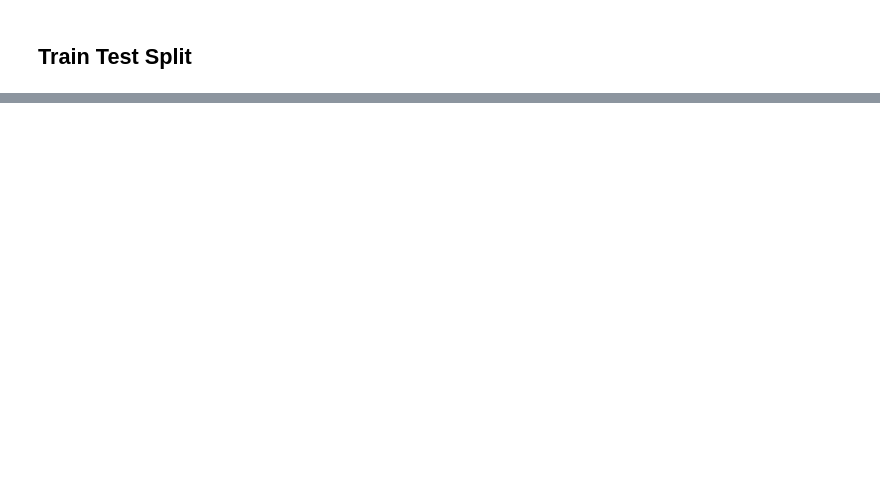
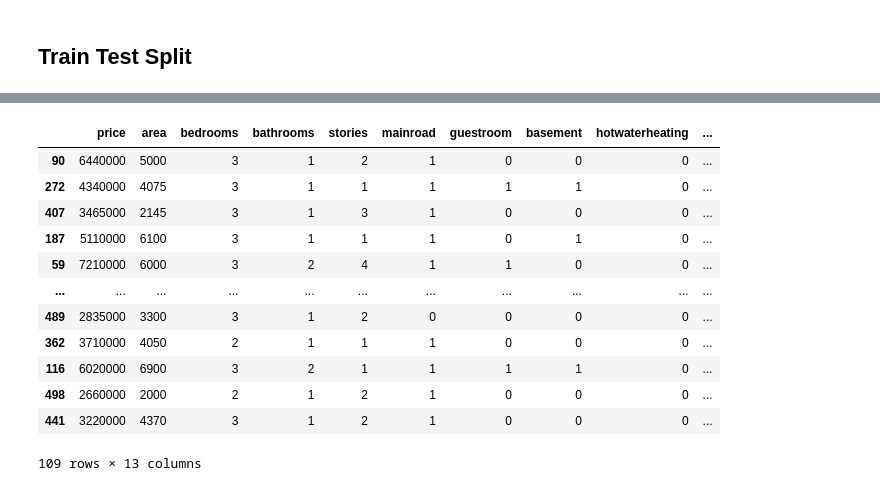
Before and after one commit to ofcoursenp/Machine-Learning, a Jupyter notebook: House_Prices_guessing/House_guess.ipynb, the cells around one changed output, grey strips where cells are left out. Drawn from its saved outputs; the diff is of its cells as text; code cells hidden in the pictures; blank space fills up the shorter version.

Commit message:
Completed Test, Train, Split

```diff
--- a/House_Prices_guessing/House_guess.ipynb
+++ b/House_Prices_guessing/House_guess.ipynb
@@ -272,0 +257,6 @@ print(train_set,test_set)
+# %%
+from sklearn.model_selection import StratifiedShuffleSplit
+split = StratifiedShuffleSplit(n_splits=1, test_size=0.2, random_state=42)
+for train_index, test_index in split.split(housing, housing['hotwaterheating']):
+    strat_test_set = housing.loc[test_index]
+    strat_train_set = housing.loc[train_index]
@@ -272,0 +382,16 @@ print(train_set,test_set)
+# %%
+strat_test_set
+# %% [output]
+|  | price | area | bedrooms | bathrooms | stories | mainroad | guestroom | basement | hotwaterheating | ... |
+| 90 | 6440000 | 5000 | 3 | 1 | 2 | 1 | 0 | 0 | 0 | ... |
+| 272 | 4340000 | 4075 | 3 | 1 | 1 | 1 | 1 | 1 | 0 | ... |
+| 407 | 3465000 | 2145 | 3 | 1 | 3 | 1 | 0 | 0 | 0 | ... |
+| 187 | 5110000 | 6100 | 3 | 1 | 1 | 1 | 0 | 1 | 0 | ... |
+| 59 | 7210000 | 6000 | 3 | 2 | 4 | 1 | 1 | 0 | 0 | ... |
+| ... | ... | ... | ... | ... | ... | ... | ... | ... | ... | ... |
+| 489 | 2835000 | 3300 | 3 | 1 | 2 | 0 | 0 | 0 | 0 | ... |
+| 362 | 3710000 | 4050 | 2 | 1 | 1 | 1 | 0 | 0 | 0 | ... |
+| 116 | 6020000 | 6900 | 3 | 2 | 1 | 1 | 1 | 1 | 0 | ... |
+| 498 | 2660000 | 2000 | 2 | 1 | 2 | 1 | 0 | 0 | 0 | ... |
+| 441 | 3220000 | 4370 | 3 | 1 | 2 | 1 | 0 | 0 | 0 | ... |
+109 rows × 13 columns
```
Also changed, not shown: parts of 15 cells of this notebook.
